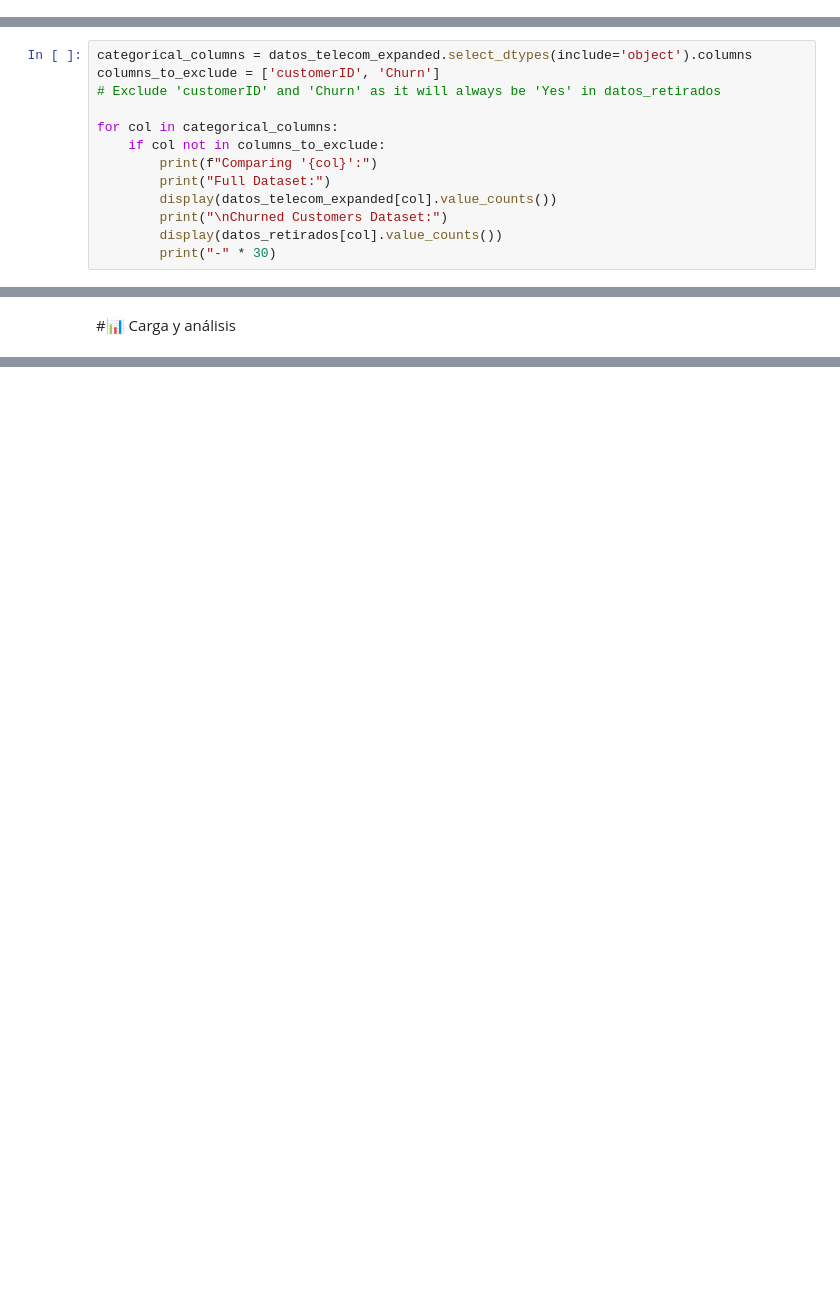
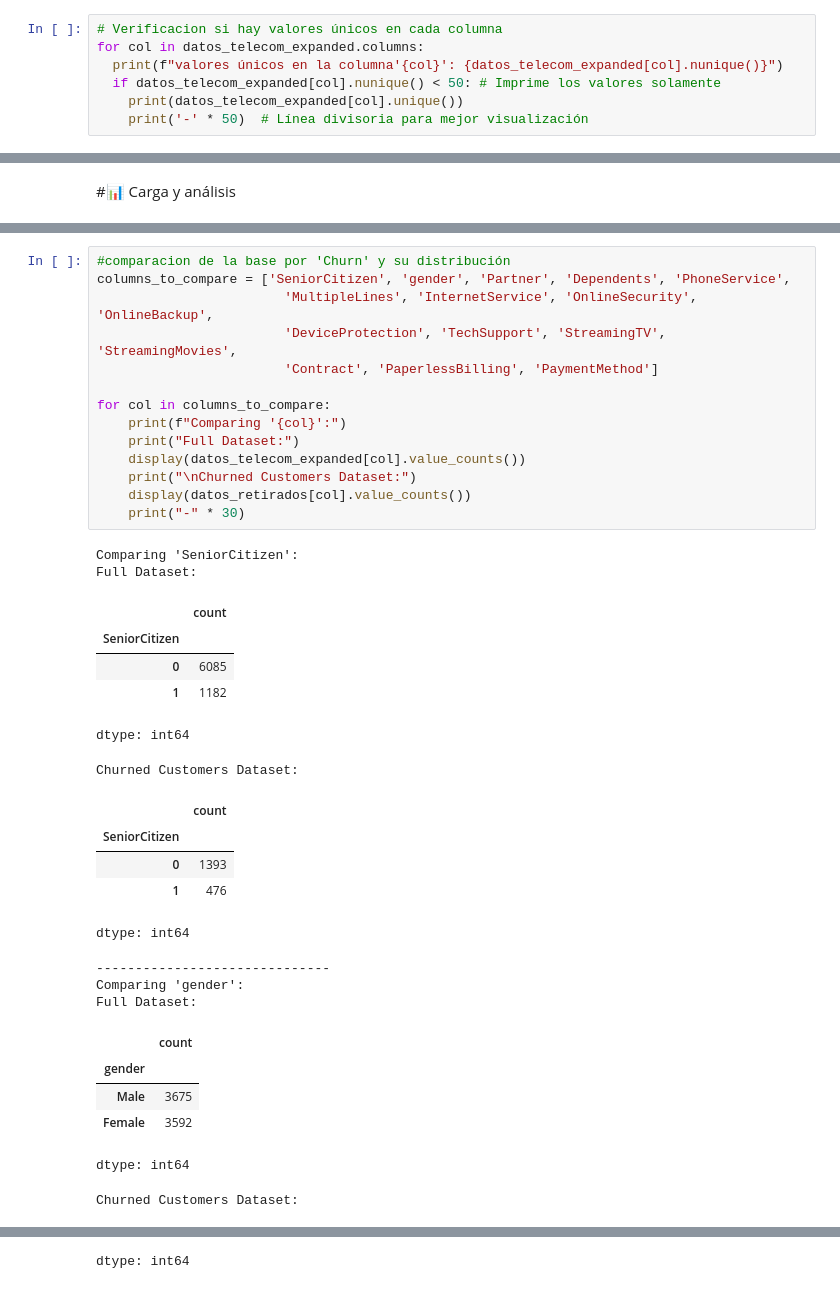
Before and after one commit to FernandoVina/Challenge_TelecomX, a Jupyter notebook: ChallTelecomX_LATAM.ipynb, the cells around one changed output, grey strips where cells are left out. Drawn from its saved outputs; the diff is of its cells as text; blank space fills up the shorter version.

```diff
--- a/ChallTelecomX_LATAM.ipynb
+++ b/ChallTelecomX_LATAM.ipynb
@@ -192,0 +231,7 @@ display(null_charges_total)
+# %%
+# Verificacion si hay valores únicos en cada columna
+for col in datos_telecom_expanded.columns:
+  print(f"valores únicos en la columna'{col}': {datos_telecom_expanded[col].nunique()}")
+  if datos_telecom_expanded[col].nunique() < 50: # Imprime los valores solamente
+    print(datos_telecom_expanded[col].unique())
+    print('-' * 50)  # Línea divisoria para mejor visualización
@@ -318,13 +324,0 @@ Total Total Charges for churned customers: $2862926.90
-# %%
-categorical_columns = datos_telecom_expanded.select_dtypes(include='object').columns
-columns_to_exclude = ['customerID', 'Churn']
-# Exclude 'customerID' and 'Churn' as it will always be 'Yes' in datos_retirados
-
-for col in categorical_columns:
-    if col not in columns_to_exclude:
-        print(f"Comparing '{col}':")
-        print("Full Dataset:")
-        display(datos_telecom_expanded[col].value_counts())
-        print("\nChurned Customers Dataset:")
-        display(datos_retirados[col].value_counts())
-        print("-" * 30)
@@ -365,0 +505,37 @@ dtype: int64
+# %%
+#comparacion de la base por 'Churn' y su distribución
+columns_to_compare = ['SeniorCitizen', 'gender', 'Partner', 'Dependents', 'PhoneService',
+                        'MultipleLines', 'InternetService', 'OnlineSecurity', 'OnlineBackup',
+                        'DeviceProtection', 'TechSupport', 'StreamingTV', 'StreamingMovies',
+                        'Contract', 'PaperlessBilling', 'PaymentMethod']
+
+for col in columns_to_compare:
+    print(f"Comparing '{col}':")
+    print("Full Dataset:")
+    display(datos_telecom_expanded[col].value_counts())
+    print("\nChurned Customers Dataset:")
+    display(datos_retirados[col].value_counts())
+    print("-" * 30)
+# %% [output]
+Comparing 'SeniorCitizen':
+Full Dataset:
+|  | count |
+| SeniorCitizen |  |
+| 0 | 6085 |
+| 1 | 1182 |
+dtype: int64
+Churned Customers Dataset:
+|  | count |
+| SeniorCitizen |  |
+| 0 | 1393 |
+| 1 | 476 |
+dtype: int64
+------------------------------
+Comparing 'gender':
+Full Dataset:
+|  | count |
+| gender |  |
+| Male | 3675 |
+| Female | 3592 |
+dtype: int64
+Churned Customers Dataset:
@@ -365,0 +546 @@ dtype: int64
+dtype: int64
```
Also changed, not shown: parts of 78 cells of this notebook.
